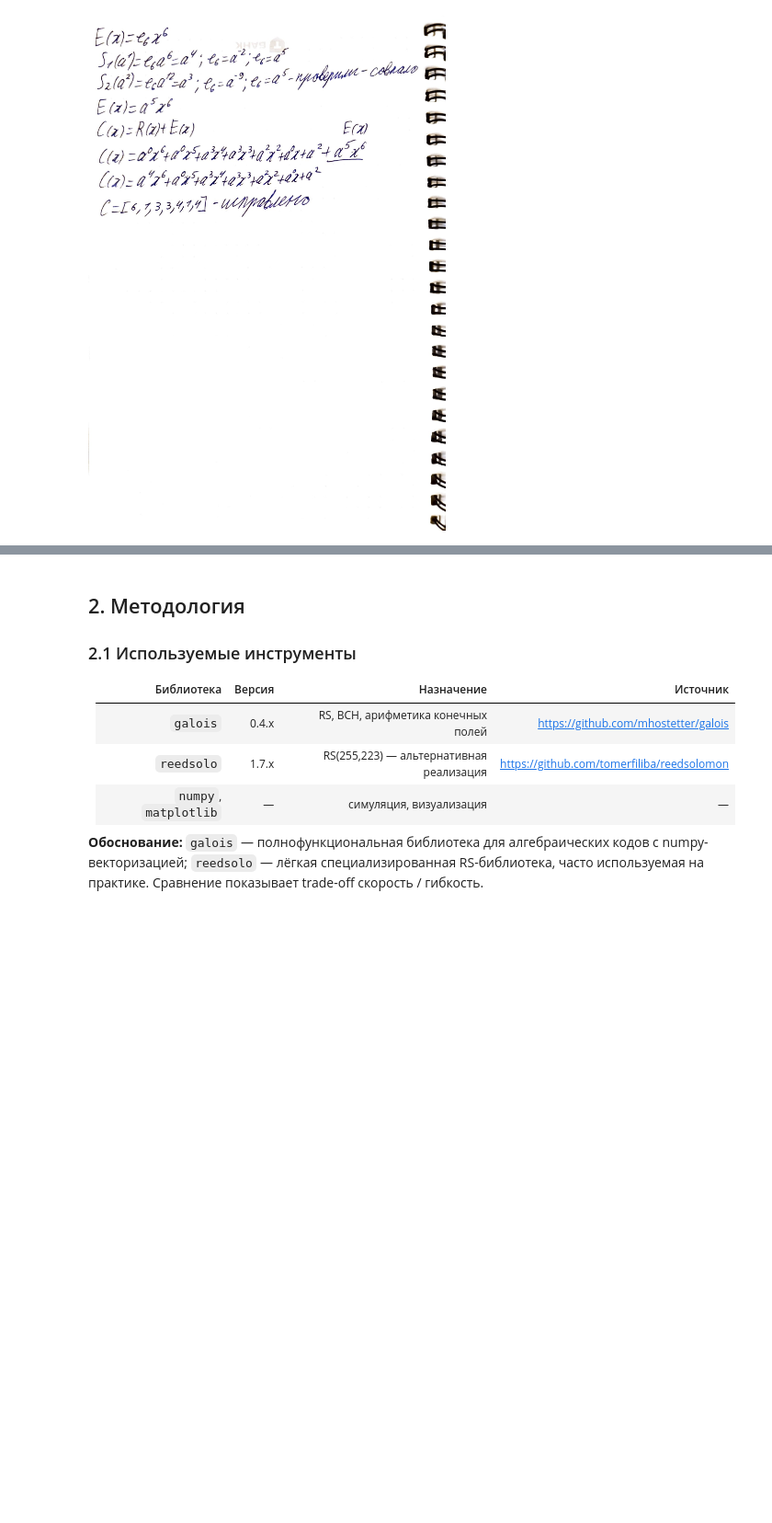
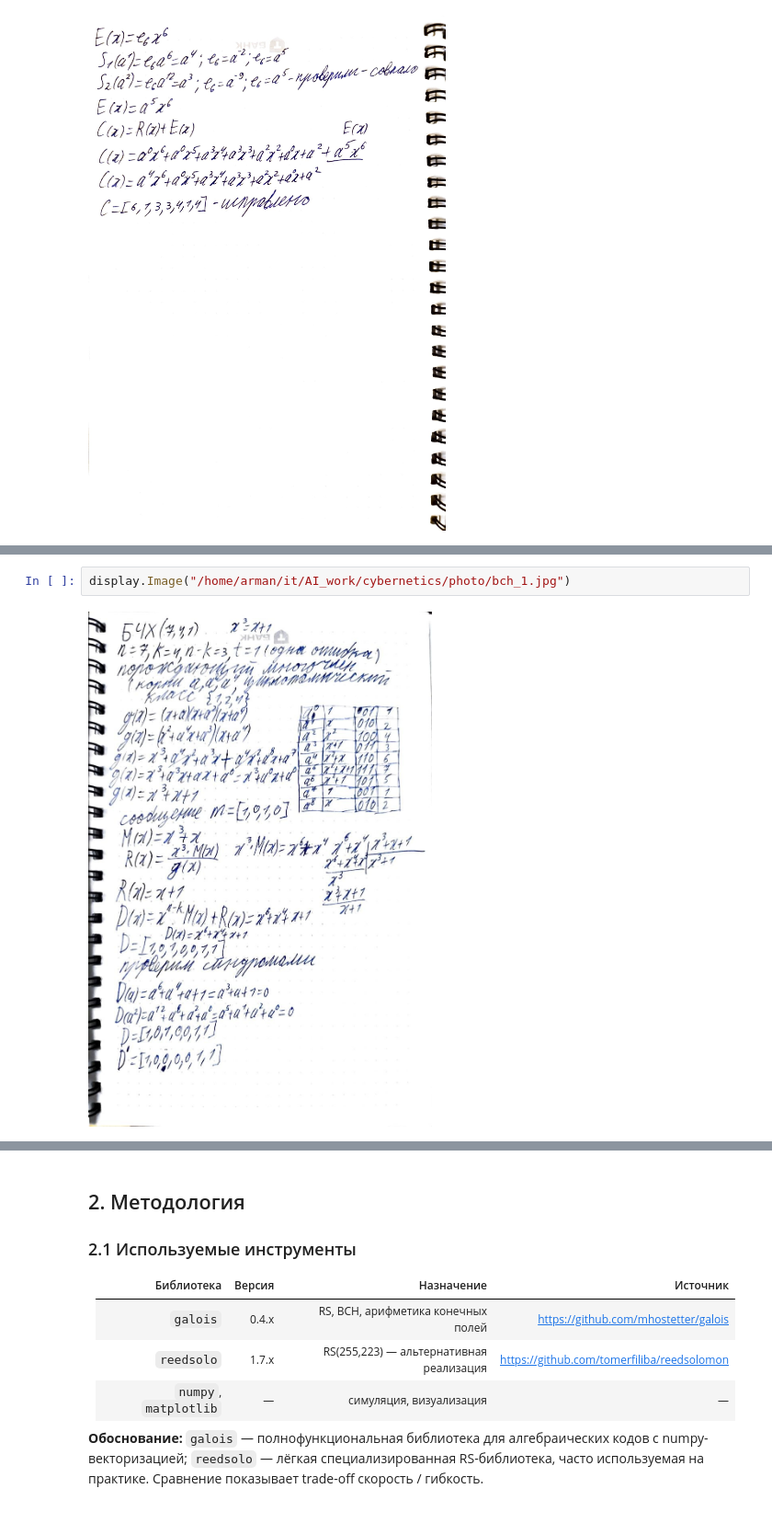
Before and after one commit to matv864/AI_work, a Jupyter notebook: cybernetics/report.ipynb, the cells around one changed output, grey strips where cells are left out. Shown at 92% size. Drawn from its saved outputs; the diff is of its cells as text; blank space fills up the shorter version.

Commit message:
cybernetics: save BCH by photos

```diff
--- a/cybernetics/report.ipynb
+++ b/cybernetics/report.ipynb
@@ -134,0 +35,4 @@ $$C(x) = \mathrm{Rec}(x) + E(x) = x^6 + x^4 + x + 1 \quad\Rightarrow\quad C = [1
+# %%
+display.Image("/home/arman/it/AI_work/cybernetics/photo/bch_1.jpg")
+# %% [output]
+[figure, added]
```
Also changed, not shown: parts of 6 cells of this notebook, 2 other files.
